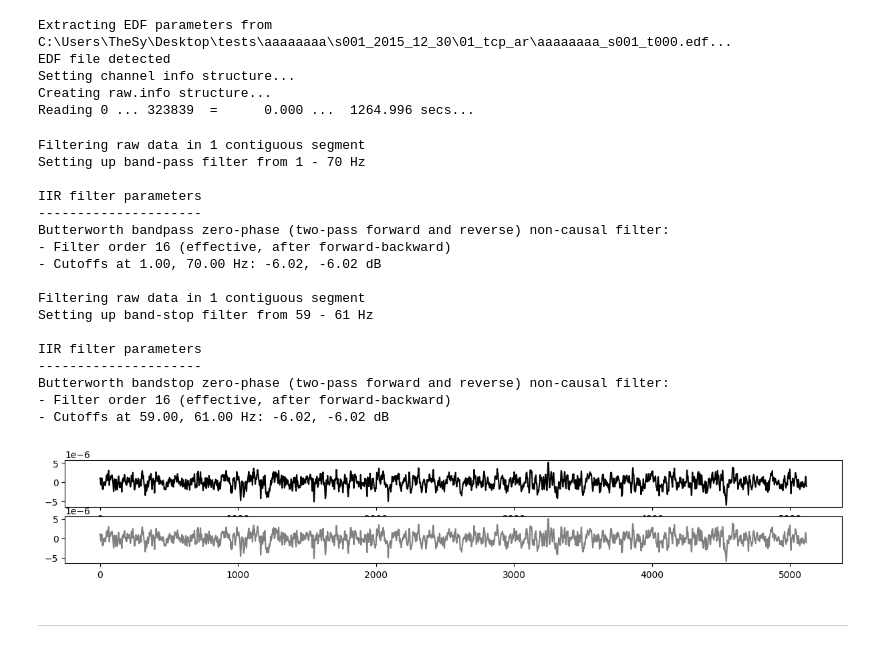
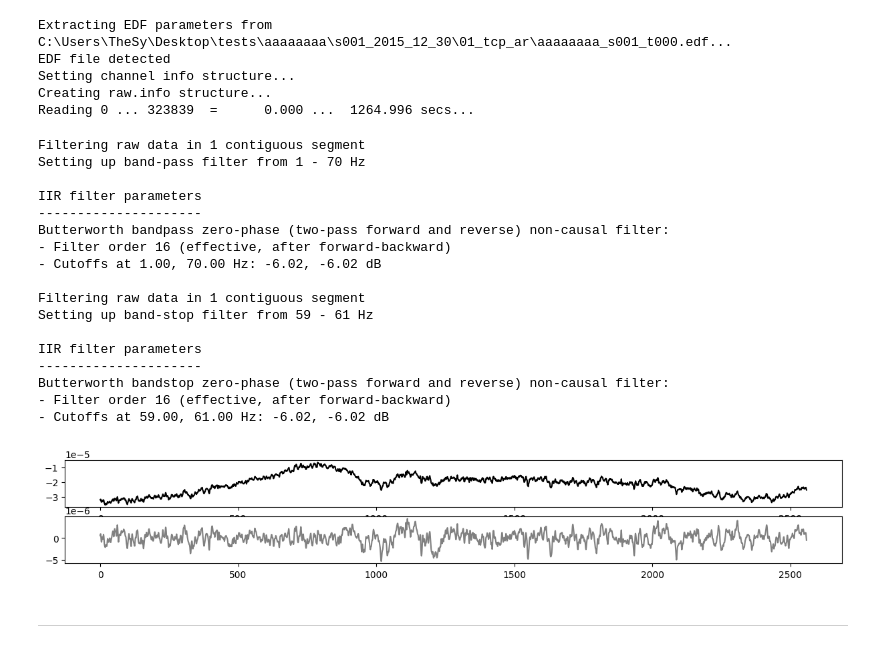
Before and after one commit to nunuki-crew/FinalEL7006, a Jupyter notebook: borradores/dataprep.ipynb, the cells around one changed output. Drawn from its saved outputs; the diff is of its cells as text; code cells hidden in the pictures.

```diff
--- a/borradores/dataprep.ipynb
+++ b/borradores/dataprep.ipynb
@@ -144,29 +162,29 @@ channeled = channel_select(raw,raw.ch_names[:19] )
 # %%
 fig, (ax1,ax2) = plt.subplots(nrows=2, figsize = (15,2))
 
-ax1.plot(channeled.get_data()[0][60*256:80*256],color = "black")
+ax1.plot(channeled.get_data()[0][60*256:70*256],color = "black")
 filtered = eeg_filter(channeled)
-ax2.plot(filtered.get_data()[0][60*256:80*256], color = "gray")
+ax2.plot(filtered.get_data()[0][60*256:70*256], color = "gray")
 plt.show()
 # %% [output]
 Filtering raw data in 1 contiguous segment
 Setting up band-pass filter from 1 - 70 Hz
 
 IIR filter parameters
 ---------------------
 Butterworth bandpass zero-phase (two-pass forward and reverse) non-causal filter:
 - Filter order 16 (effective, after forward-backward)
 - Cutoffs at 1.00, 70.00 Hz: -6.02, -6.02 dB
 
 Filtering raw data in 1 contiguous segment
 Setting up band-stop filter from 59 - 61 Hz
 
 IIR filter parameters
 ---------------------
 Butterworth bandstop zero-phase (two-pass forward and reverse) non-causal filter:
 - Filter order 16 (effective, after forward-backward)
 - Cutoffs at 59.00, 61.00 Hz: -6.02, -6.02 dB
-[figure, old version]
+[figure, new version]
 # %% [markdown]
 ***
 # %%
```
Also changed, not shown: parts of 19 cells of this notebook, 5 other files.
